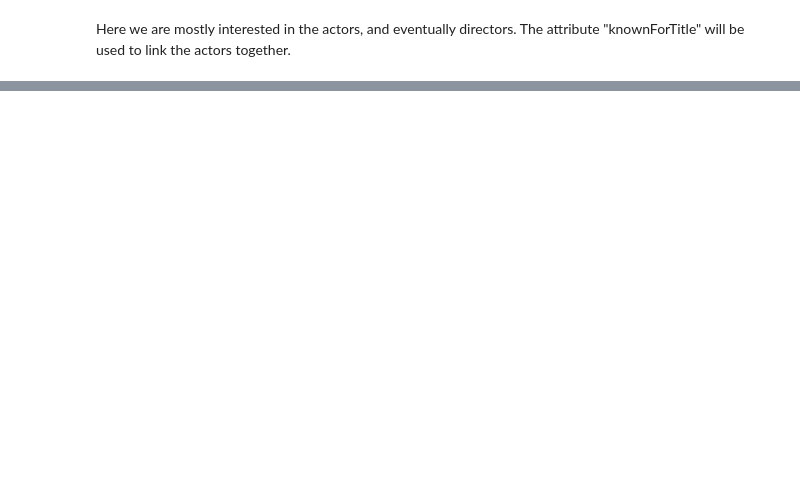
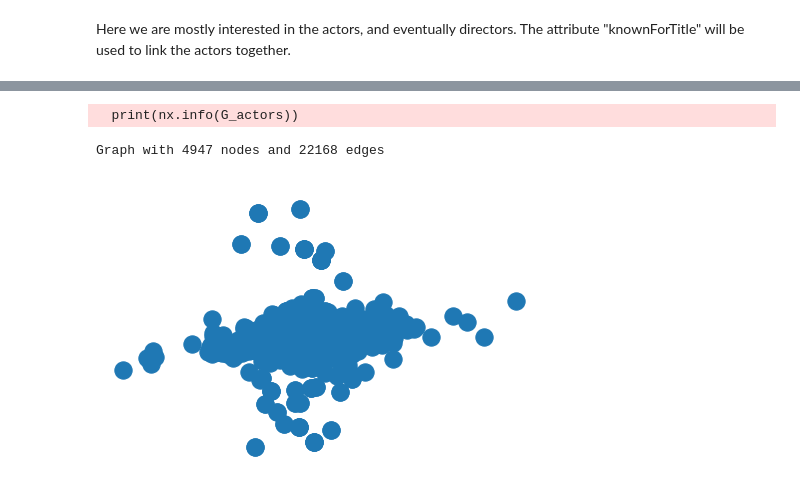
Before and after one commit to com-480-data-visualization/datavis-project-2022-teamsalt, a Jupyter notebook: data_exploration.ipynb, the cells around one changed output, grey strips where cells are left out. Saved outputs shown, nothing was run; the diff lists cells and outputs as text; code cells hidden in the pictures; blank space fills up the shorter version.

Commit message:
actor clustering prototype

```diff
--- a/data_exploration.ipynb
+++ b/data_exploration.ipynb
@@ -77,0 +92,19 @@ Here we are mostly interested in the actors, and eventually directors. The attri
+# %%
+exploded_titles = actors.knownForTitles.apply(lambda s: s.split(',') if isinstance(s, str) else None).explode()
+# %%
+actors = actors.join(exploded_titles, rsuffix="_ex")
+# %%
+G_actors = nx.Graph()
+G_actors.add_nodes_from(actors["primaryName"])
+# %%
+actors.groupby("knownForTitles_ex").primaryName.apply(lambda group: G_actors.add_edges_from(combinations(group, 2)));
+# %%
+print(nx.info(G_actors))
+nx.draw_spectral(G_actors)
+# adj_mat = nx.to_numpy_matrix(G_actors)
+
+# spectral_clustering = SpectralClustering(10, affinity="precomputed").fit(adj_mat)
+# %% [output]
+  print(nx.info(G_actors))
+Graph with 4947 nodes and 22168 edges
+[figure, added]
```
Also changed, not shown: parts of 9 cells of this notebook.
